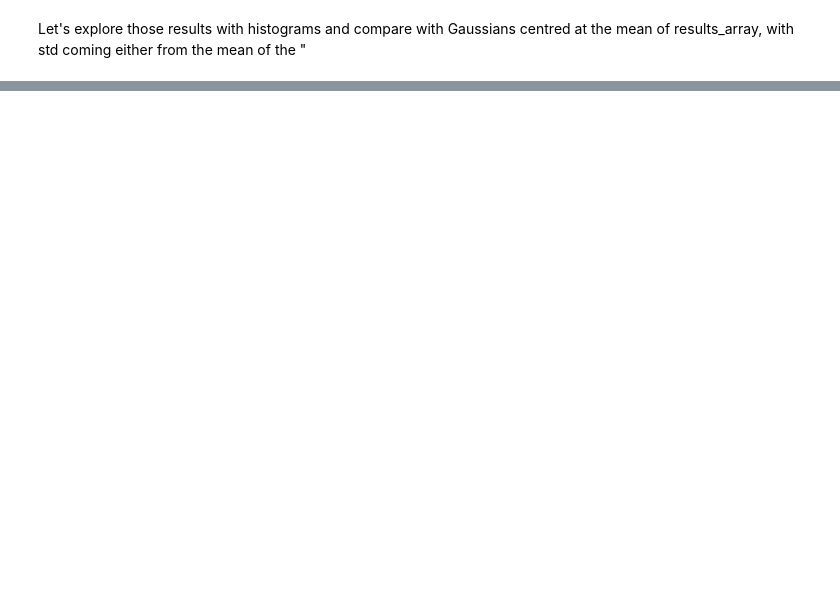
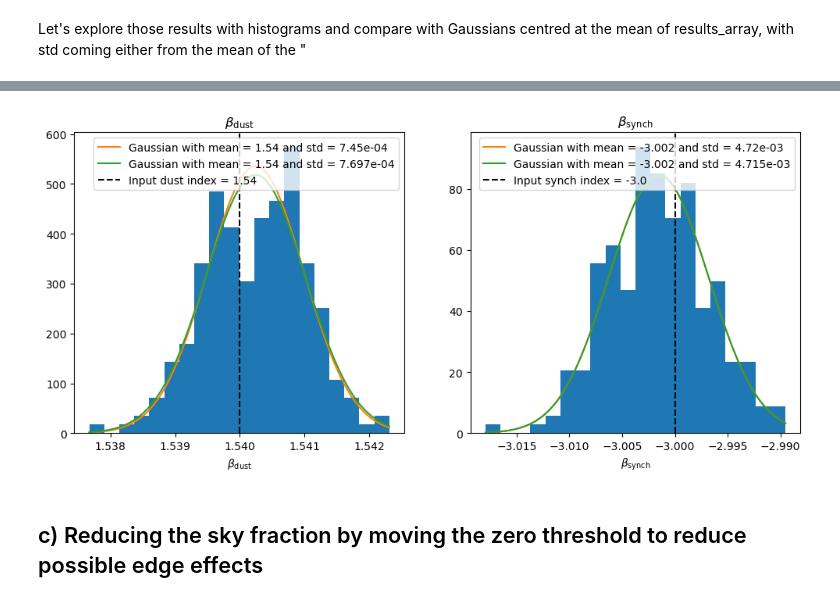
Before and after one commit to CMBSciPol/Megatop, a Jupyter notebook: noise_cov_testing.ipynb, the cells around one changed output, grey strips where cells are left out. Cells and saved outputs as stored; diff of their text form; code cells hidden in the pictures; blank space fills up the shorter version.

```diff
--- a/noise_cov_testing.ipynb
+++ b/noise_cov_testing.ipynb
@@ -745,0 +759,22 @@ array([[1.51225292e-09, 1.16295721e-09],
+# %%
+# Proceeding with the separation on all 250 simulations
+results_array_WN = []
+sigma_array_WN = []
+for sim_iter in tqdm(range(250)):
+    freq_maps_masked_afterpreproc250_WN = np.load(os.path.join(meta_250.pre_process_directory, 'freq_maps_common_beamed_masked'+str(sim_iter).zfill(5)+'.npy' ))
+    # Applying mask as it is not done in the simulation
+    freq_maps_masked_afterpreproc250_WN[..., np.where(binary_mask250 == 0)[0]] = hp.UNSEEN # UNSEEN is necessary for the separation (masking to 0 will raise an error)
+    res_masked_afterpreproc250_iter_WN = fg.separation_recipes.weighted_comp_sep(components, instrument,
+            data=freq_maps_masked_afterpreproc250_WN[:,1:], cov=map_white_noise_nhits[:,1:], # Slice to remove the T maps, otherwise the separation will be biased
+            options=options, tol=tol, method=method)
+    if res_masked_afterpreproc250_iter_WN.success:
+        results_array_WN.append(res_masked_afterpreproc250_iter_WN.x)
+        sigma_array_WN.append(res_masked_afterpreproc250_iter_WN.Sigma)
+results_array_WN = np.array(results_array_WN)
+sigma_array_WN = np.array(sigma_array_WN)
+# %%
+plot_hist_and_gaussian(results_array_WN, sigma_array_WN, sky)
+# %% [output]
+[figure, added]
+# %% [markdown]
+## c) Reducing the sky fraction by moving the zero threshold to reduce possible edge effects
```
Also changed, not shown: parts of 24 cells of this notebook, 4 other files.
